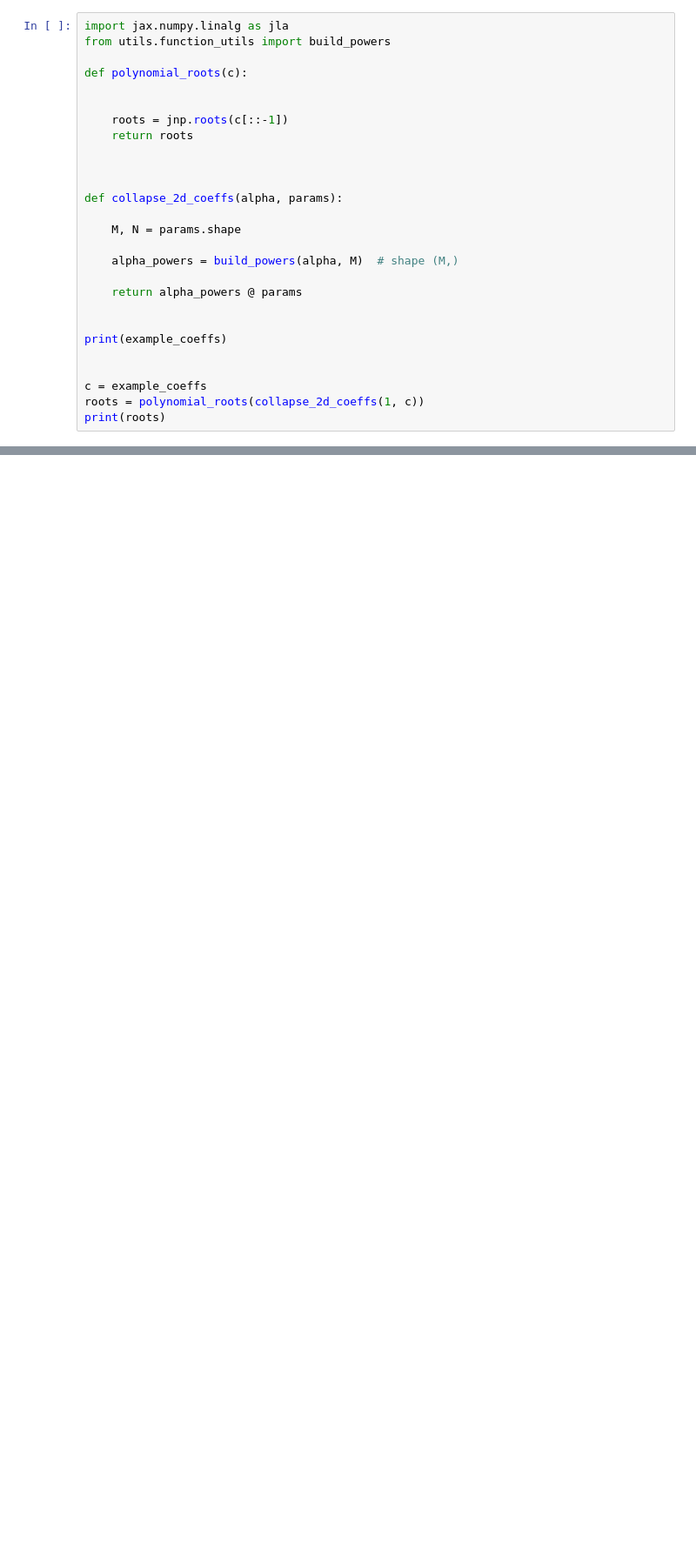
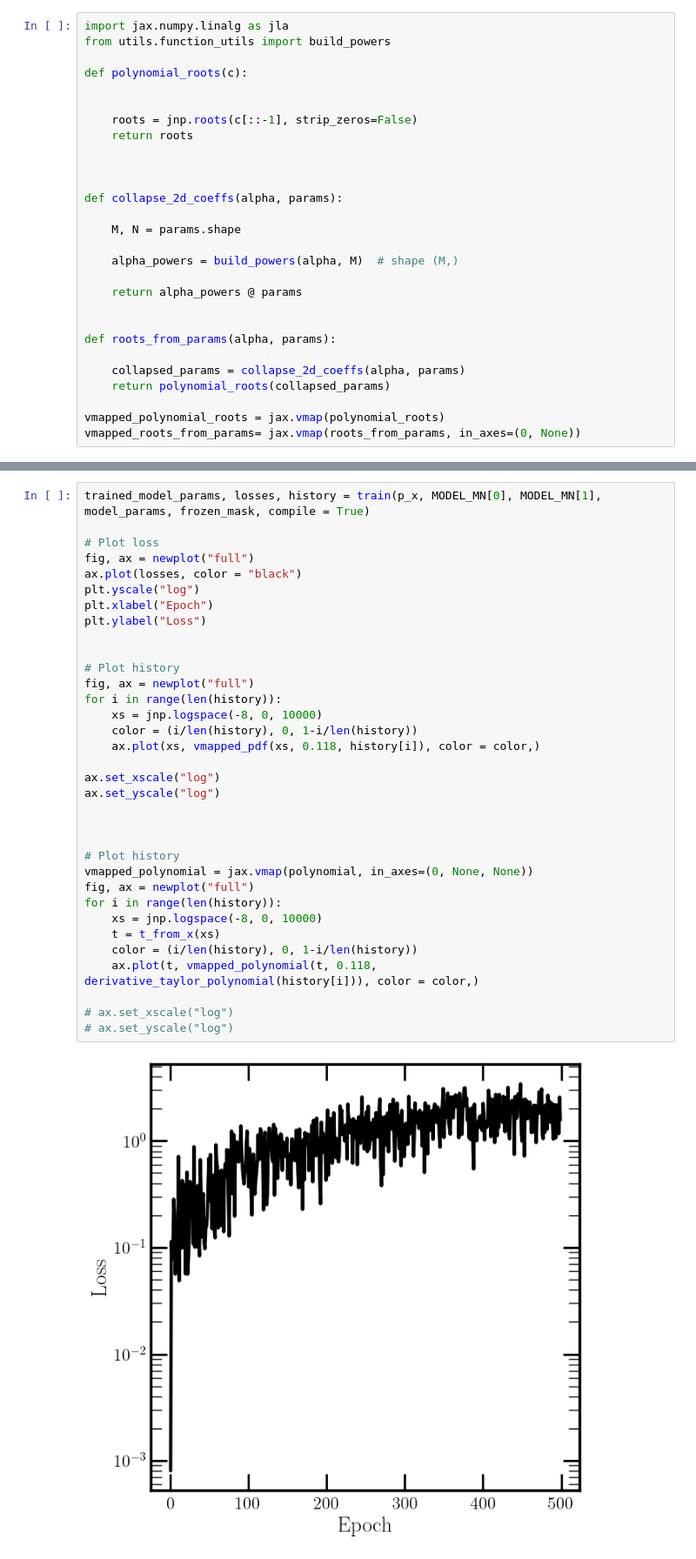
Before and after one commit to rikab/RDF, a Jupyter notebook: jax/initialization.ipynb, the cells around one changed output, grey strips where cells are left out. Shown at 87% size. Drawn from its saved outputs; the diff is of its cells as text; blank space fills up the shorter version.

```diff
--- a/jax/initialization.ipynb
+++ b/jax/initialization.ipynb
@@ -218,7 +105,7 @@ from utils.function_utils import build_powers
 def polynomial_roots(c):
 
 
-    roots = jnp.roots(c[::-1])
+    roots = jnp.roots(c[::-1], strip_zeros=False)
     return roots
 
 
@@ -232,9 +119,10 @@ def collapse_2d_coeffs(alpha, params):
     return alpha_powers @ params
 
 
-print(example_coeffs)
+def roots_from_params(alpha, params):
 
+    collapsed_params = collapse_2d_coeffs(alpha, params)
+    return polynomial_roots(collapsed_params)
 
-c = example_coeffs
-roots = polynomial_roots(collapse_2d_coeffs(1, c))
-print(roots)
+vmapped_polynomial_roots = jax.vmap(polynomial_roots)
+vmapped_roots_from_params= jax.vmap(roots_from_params, in_axes=(0, None))
@@ -245,0 +276,36 @@ print(roots)
+# %%
+trained_model_params, losses, history = train(p_x, MODEL_MN[0], MODEL_MN[1], model_params, frozen_mask, compile = True)
+
+# Plot loss
+fig, ax = newplot("full")
+ax.plot(losses, color = "black")
+plt.yscale("log")
+plt.xlabel("Epoch")
+plt.ylabel("Loss")
+
+
+# Plot history
+fig, ax = newplot("full")
+for i in range(len(history)):
+    xs = jnp.logspace(-8, 0, 10000)
+    color = (i/len(history), 0, 1-i/len(history))
+    ax.plot(xs, vmapped_pdf(xs, 0.118, history[i]), color = color,)
+
+ax.set_xscale("log")
+ax.set_yscale("log")
+
+
+
+# Plot history
+vmapped_polynomial = jax.vmap(polynomial, in_axes=(0, None, None))
+fig, ax = newplot("full")
+for i in range(len(history)):
+    xs = jnp.logspace(-8, 0, 10000)
+    t = t_from_x(xs)
+    color = (i/len(history), 0, 1-i/len(history))
+    ax.plot(t, vmapped_polynomial(t, 0.118, derivative_taylor_polynomial(history[i])), color = color,)
+
+# ax.set_xscale("log")
+# ax.set_yscale("log")
+# %% [output]
+[figure, added]
```
Also changed, not shown: parts of 18 cells of this notebook, 2 other files.
